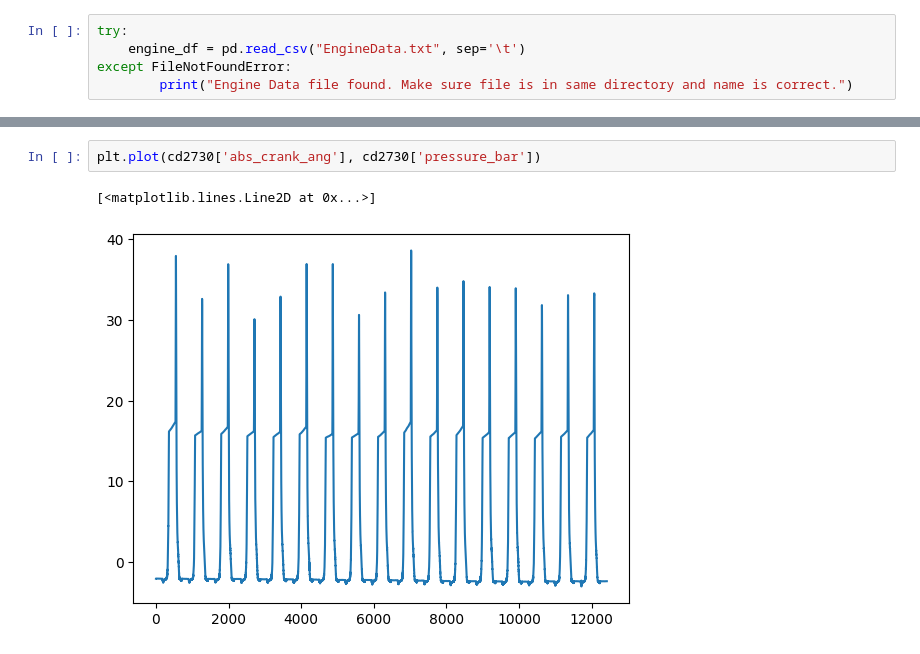
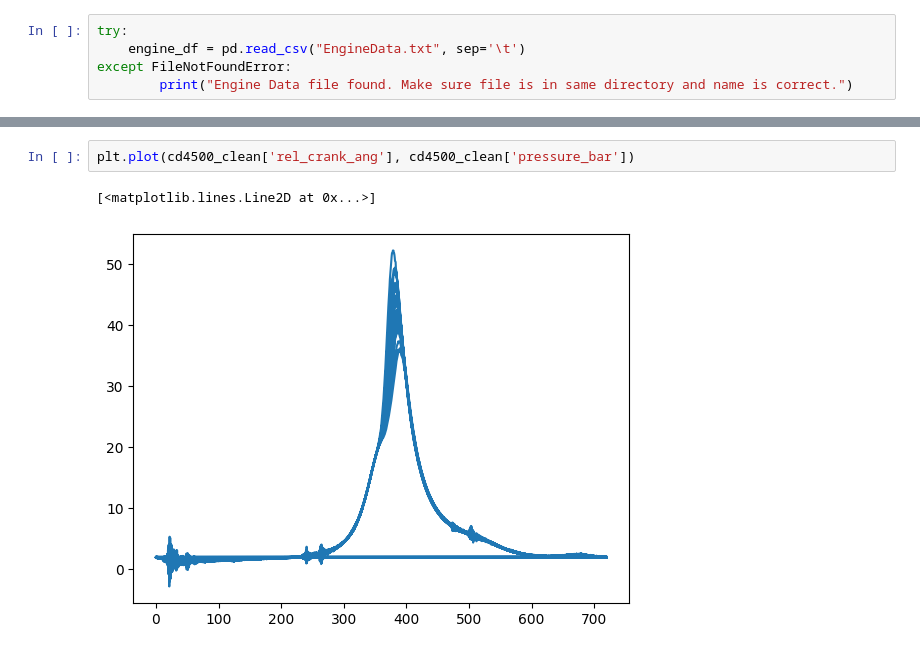
Before and after one commit to The-Josh-Chan/school_projects, a Jupyter notebook: MECH435_InternalComustionEngines/data_crunch.ipynb, the cells around one changed output, grey strips where cells are left out. Cells and saved outputs as stored; diff of their text form.

```diff
--- a/MECH435_InternalComustionEngines/data_crunch.ipynb
+++ b/MECH435_InternalComustionEngines/data_crunch.ipynb
@@ -298,5 +216,5 @@ Calculated Absolute Crank Angles
 # %%
-plt.plot(cd2730['abs_crank_ang'], cd2730['pressure_bar'])
+plt.plot(cd4500_clean['rel_crank_ang'], cd4500_clean['pressure_bar'])
 # %% [output]
 [<matplotlib.lines.Line2D at 0x...>]
-[figure, old version]
+[figure, new version]
```
Also changed, not shown: parts of 12 cells of this notebook, 5 other files.
